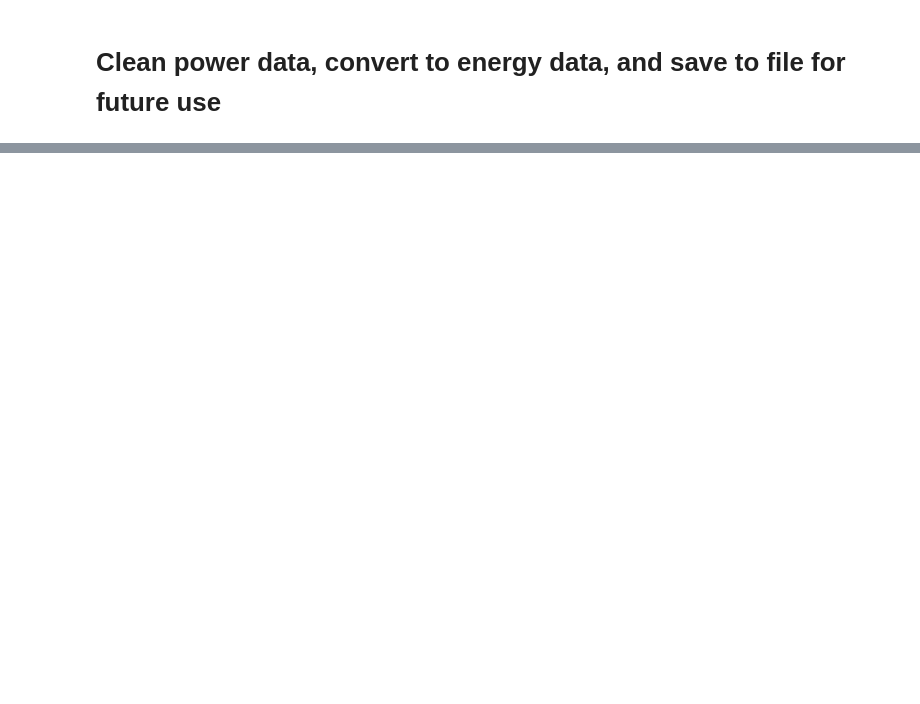
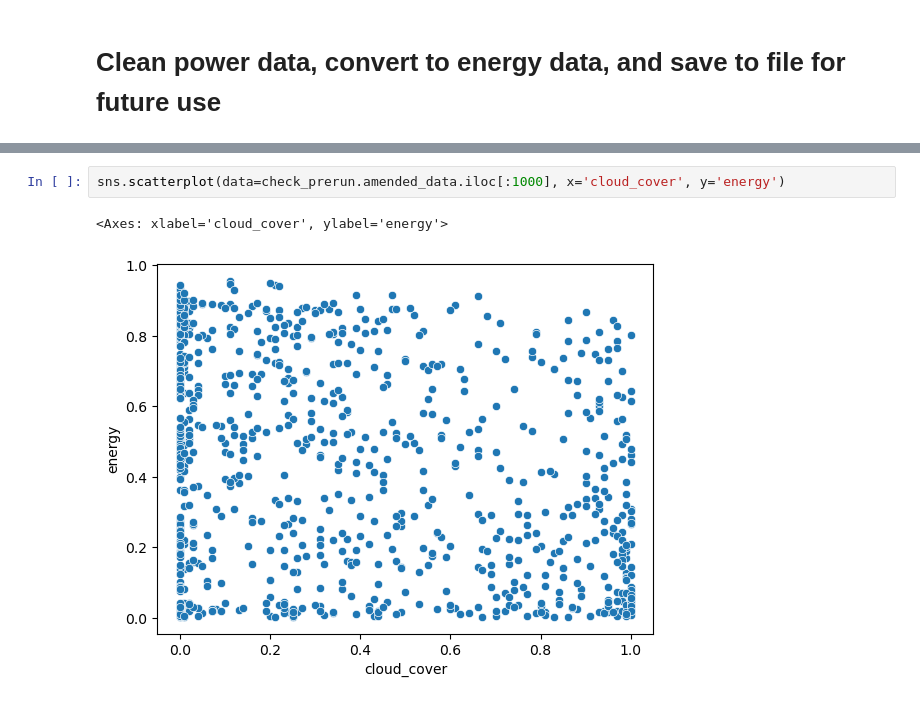
Before and after one commit to Erdos-Projects/predicting-day-ahead-solar-power-production, a Jupyter notebook: notebooks/eda/RS/power_to_energy_save.ipynb, the cells around one changed output, grey strips where cells are left out. Cells and saved outputs as stored; diff of their text form; blank space fills up the shorter version.

```diff
--- a/notebooks/eda/RS/power_to_energy_save.ipynb
+++ b/notebooks/eda/RS/power_to_energy_save.ipynb
@@ -84,0 +148,5 @@ make_energy.good_days_df
+# %%
+sns.scatterplot(data=check_prerun.amended_data.iloc[:1000], x='cloud_cover', y='energy')
+# %% [output]
+<Axes: xlabel='cloud_cover', ylabel='energy'>
+[figure, added]
```
Also changed, not shown: parts of 16 cells of this notebook, 3 other files.
